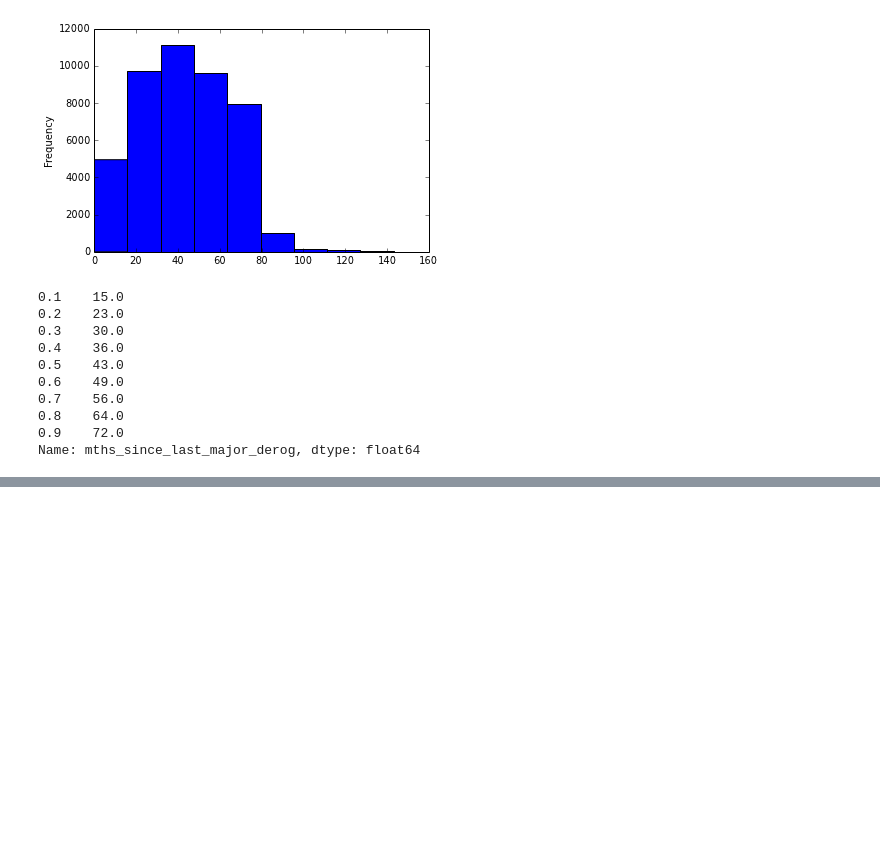
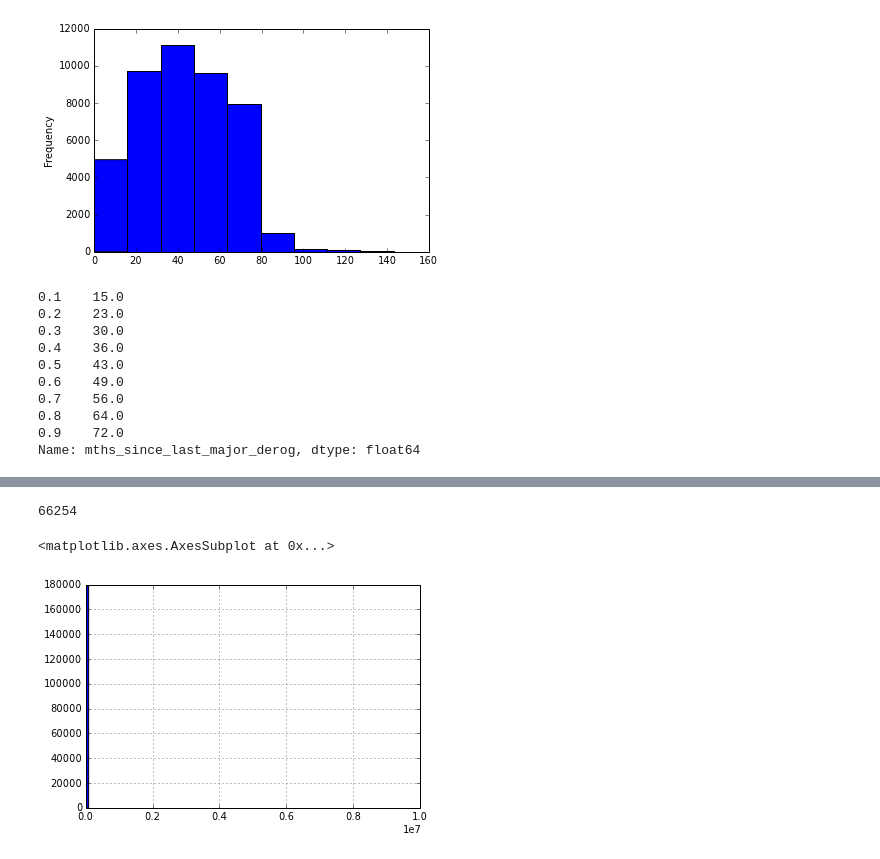
Before and after one commit to jsabrams/ds_workshop, a Jupyter notebook: capstone_project/data_cleaning_processing.ipynb, the cells around one changed output, grey strips where cells are left out. Cells and saved outputs as stored; diff of their text form; code cells hidden in the pictures; blank space fills up the shorter version.

Commit message:
finished imputation

```diff
--- a/capstone_project/data_cleaning_processing.ipynb
+++ b/capstone_project/data_cleaning_processing.ipynb
@@ -336,0 +360,14 @@ loans.drop('mths_since_last_major_derog', axis = 1, inplace = True)
+# %%
+#Mean imputation on total_credit_rv
+loans.total_credit_rv.fillna(total_credit_rv.mean(), inplace = True)
+# %%
+#tot_coll_amt
+#66254 null values
+len(loans[loans.tot_coll_amt.isnull()].tot_coll_amt)
+# %% [output]
+66254
+# %%
+loans.tot_coll_amt.hist(bins=100)
+# %% [output]
+<matplotlib.axes.AxesSubplot at 0x...>
+[figure, added]
```
Also changed, not shown: parts of 7 cells of this notebook.
